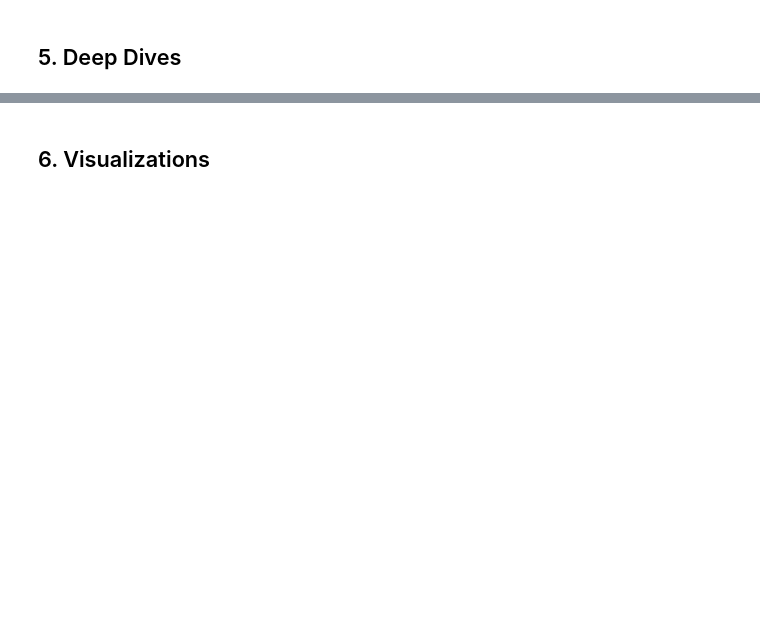
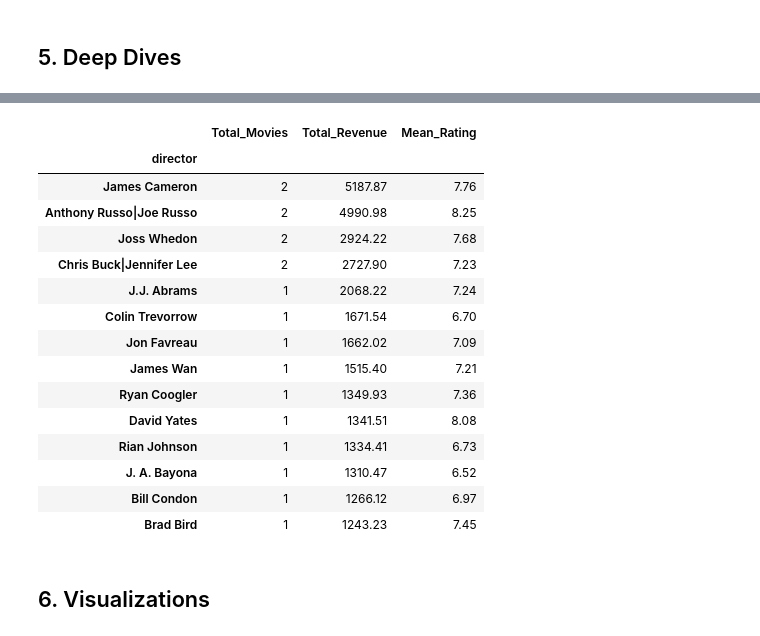
Before and after one commit to U-justine/amalitech-data-engineering, a Jupyter notebook: notebooks/tmdb_movie_analysis.ipynb, the cells around one changed output, grey strips where cells are left out. Drawn from its saved outputs; the diff is of its cells as text; code cells hidden in the pictures; blank space fills up the shorter version.

```diff
--- a/notebooks/tmdb_movie_analysis.ipynb
+++ b/notebooks/tmdb_movie_analysis.ipynb
@@ -190,2 +211,22 @@ Top Directors by Revenue:
+# %%
+# Most successful directors
+analyze_director_performance(df)
+# %% [output]
+|  | Total_Movies | Total_Revenue | Mean_Rating |
+| director |  |  |  |
+| James Cameron | 2 | 5187.87 | 7.76 |
+| Anthony Russo|Joe Russo | 2 | 4990.98 | 8.25 |
+| Joss Whedon | 2 | 2924.22 | 7.68 |
+| Chris Buck|Jennifer Lee | 2 | 2727.90 | 7.23 |
+| J.J. Abrams | 1 | 2068.22 | 7.24 |
+| Colin Trevorrow | 1 | 1671.54 | 6.70 |
+| Jon Favreau | 1 | 1662.02 | 7.09 |
+| James Wan | 1 | 1515.40 | 7.21 |
+| Ryan Coogler | 1 | 1349.93 | 7.36 |
+| David Yates | 1 | 1341.51 | 8.08 |
+| Rian Johnson | 1 | 1334.41 | 6.73 |
+| J. A. Bayona | 1 | 1310.47 | 6.52 |
+| Bill Condon | 1 | 1266.12 | 6.97 |
+| Brad Bird | 1 | 1243.23 | 7.45 |
 # %% [markdown]
 ## 6. Visualizations
```
Also changed, not shown: parts of 34 cells of this notebook, 34 other files.
